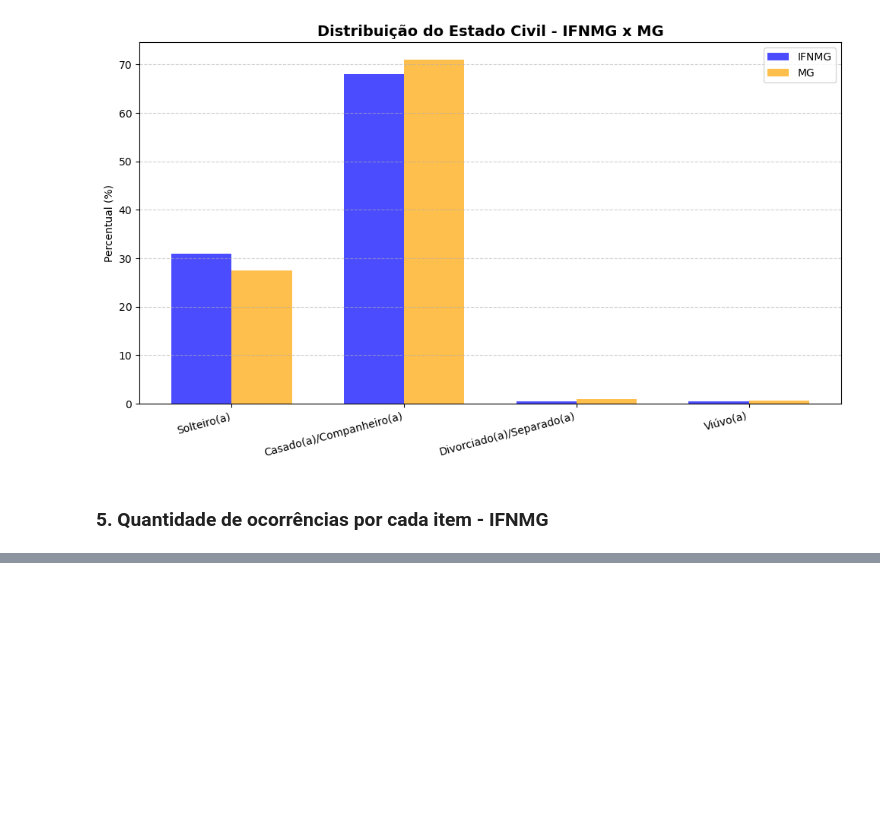
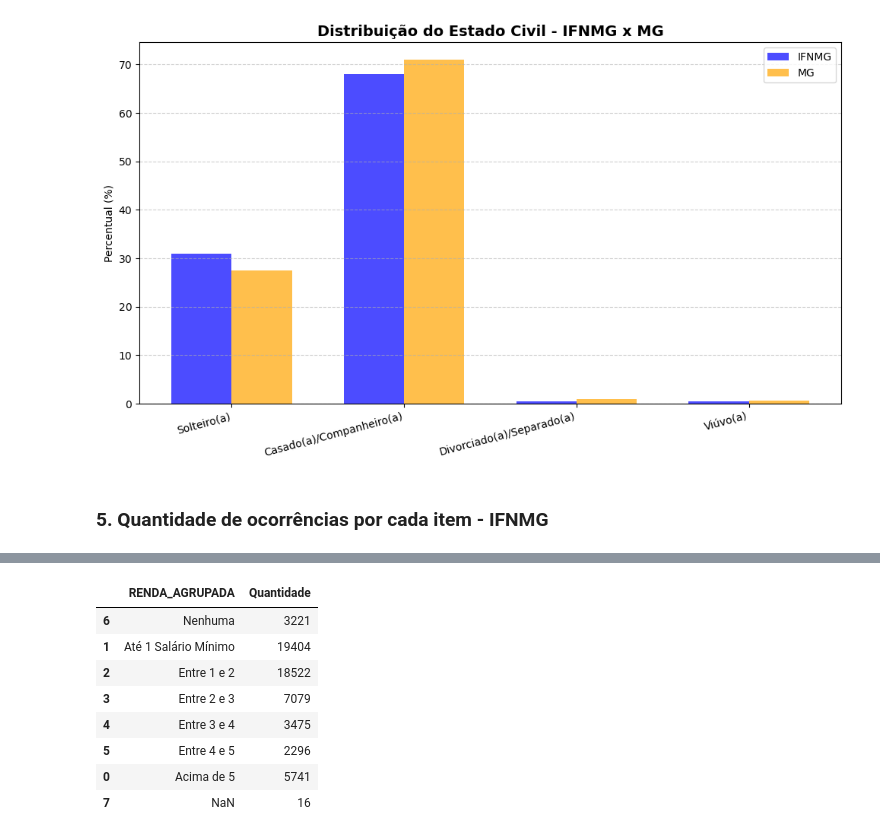
Before and after one commit to NandaLeal/TCC, a Jupyter notebook: TCC - FASE 2.1 - Comparativos Diversos.ipynb, the cells around one changed output, grey strips where cells are left out. Saved outputs shown, nothing was run; the diff lists cells and outputs as text; code cells hidden in the pictures; blank space fills up the shorter version.

```diff
--- a/TCC - FASE 2.1 - Comparativos Diversos.ipynb
+++ b/TCC - FASE 2.1 - Comparativos Diversos.ipynb
@@ -325,0 +582,72 @@ Name: count, dtype: int64
+# %%
+import pandas as pd
+
+# ================== MAPA DE RENDA (ENEM -> GRUPOS) ==================
+mapa_renda = {
+    "A": "Nenhuma",
+    "B": "Até 1 Salário Mínimo",
+    "C": "Entre 1 e 2",
+    "D": "Entre 1 e 2",
+    "E": "Entre 2 e 3",
+    "F": "Entre 2 e 3",
+    "G": "Entre 3 e 4",
+    "H": "Entre 4 e 5",
+    "I": "Acima de 5",
+    "J": "Acima de 5",
+    "K": "Acima de 5",
+    "L": "Acima de 5",
+    "M": "Acima de 5",
+    "N": "Acima de 5",
+    "O": "Acima de 5",
+    "P": "Acima de 5",
+    "Q": "Acima de 5"
+}
+
+# ================== APLICAR MAPEAMENTO ==================
+df_final["RENDA_AGRUPADA"] = (
+    df_final["RENDA_MENSAL"]
+    .astype(str)
+    .str.strip()
+    .map(mapa_renda)
+    .fillna("Não informado")
+)
+
+# ================== AGRUPAR ==================
+tabela_renda = (
+    df_final
+    .groupby("RENDA_AGRUPADA")
+    .size()
+    .reset_index(name="Quantidade")
+)
+
+# ================== ORDENAR (PADRÃO TCC) ==================
+ordem = [
+    "Nenhuma",
+    "Até 1 Salário Mínimo",
+    "Entre 1 e 2",
+    "Entre 2 e 3",
+    "Entre 3 e 4",
+    "Entre 4 e 5",
+    "Acima de 5"
+]
+
+tabela_renda["RENDA_AGRUPADA"] = pd.Categorical(
+    tabela_renda["RENDA_AGRUPADA"],
+    categories=ordem,
+    ordered=True
+)
+
+tabela_renda = tabela_renda.sort_values("RENDA_AGRUPADA")
+
+# ================== RESULTADO FINAL ==================
+tabela_renda
+# %% [output]
+|  | RENDA_AGRUPADA | Quantidade |
+| 6 | Nenhuma | 3221 |
+| 1 | Até 1 Salário Mínimo | 19404 |
+| 2 | Entre 1 e 2 | 18522 |
+| 3 | Entre 2 e 3 | 7079 |
+| 4 | Entre 3 e 4 | 3475 |
+| 5 | Entre 4 e 5 | 2296 |
+| 0 | Acima de 5 | 5741 |
+| 7 | NaN | 16 |
```
Also changed, not shown: parts of 8 cells of this notebook, 4 other files.
